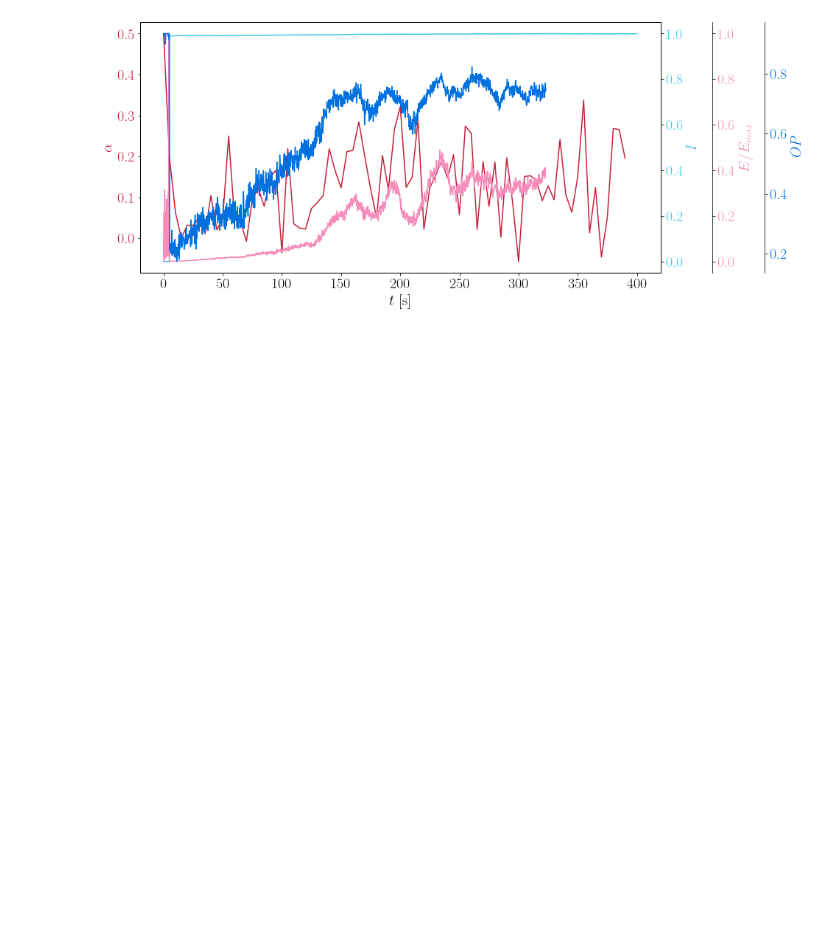
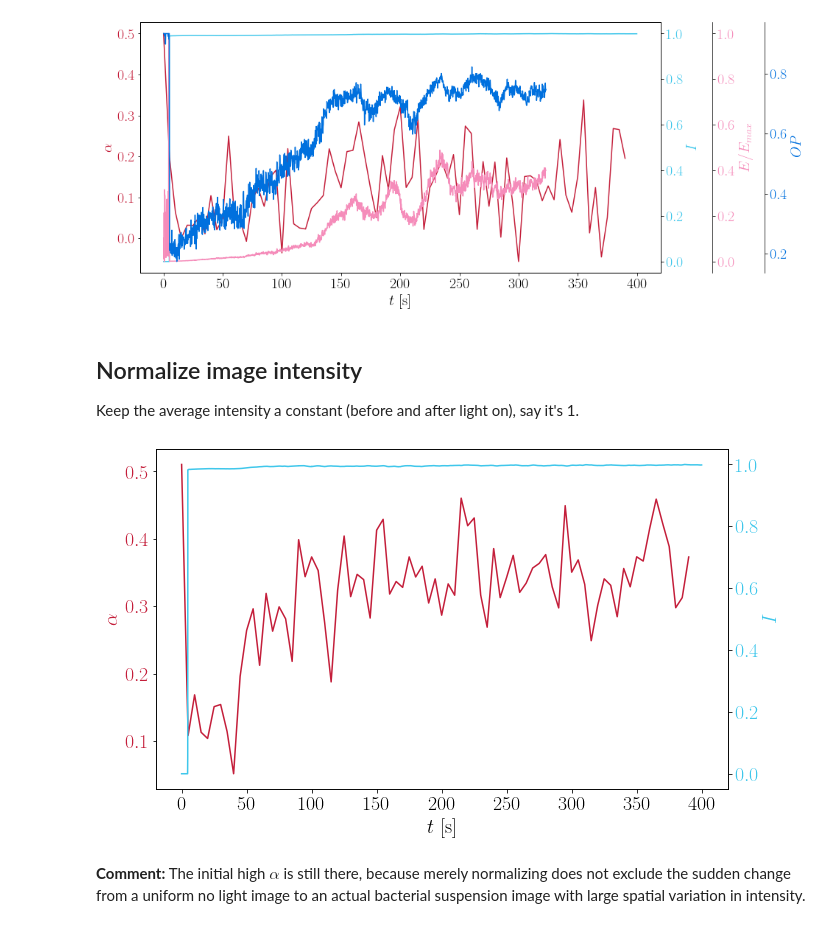
Before and after one commit to ZLoverty/Python, a Jupyter notebook: Correlation/src/fig-2_GNF.ipynb, the cells around one changed output. Drawn from its saved outputs; the diff is of its cells as text; code cells hidden in the pictures; blank space fills up the shorter version.

```diff
--- a/Correlation/src/fig-2_GNF.ipynb
+++ b/Correlation/src/fig-2_GNF.ipynb
@@ -988,3 +992,15 @@ ax2.spines["right"].set_position(("axes", 1.2))
 fig.savefig(r'E:\Google Drive\Research projects\DF\Figures\fig2-GNF\kinetics_E_OP\30n0.png', dpi=300, fmt='png')
 # %% [output]
 [figure]
+# %% [markdown]
+## Normalize image intensity
+Keep the average intensity a constant (before and after light on), say it's 1.
+# %%
+k_data = pd.read_csv(r'E:/moreData/06232020/df2_kinetics_norm/01/kinetics_data.csv')
+i_data = pd.read_csv(r'E:\moreData\06232020\overall_intensity\01\intensity.csv')
+fig, ax = plot_kinetics(k_data, i_data, lb=3, mpp=0.33, seg_length=50, fps=10)
+# fig.savefig(r'E:/moreData/06232020/df2_kinetics_norm/plots/01.png', fmt='png', dpi=300)
+# %% [output]
+[figure, added]
+# %% [markdown]
+<b>Comment:</b> The initial high $\alpha$ is still there, because merely normalizing does not exclude the sudden change from a uniform no light image to an actual bacterial suspension image with large spatial variation in intensity.
```
Also changed, not shown: parts of 3 cells of this notebook, 6 other files.
